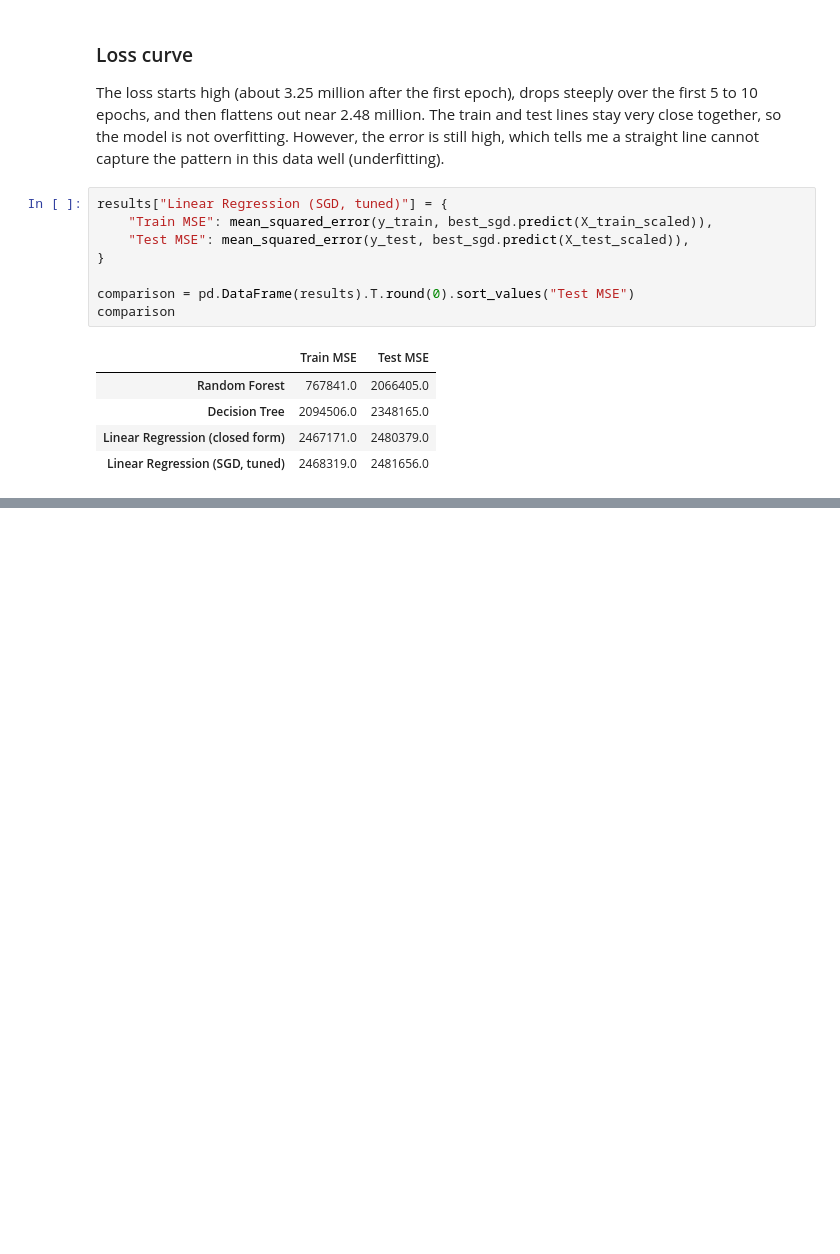
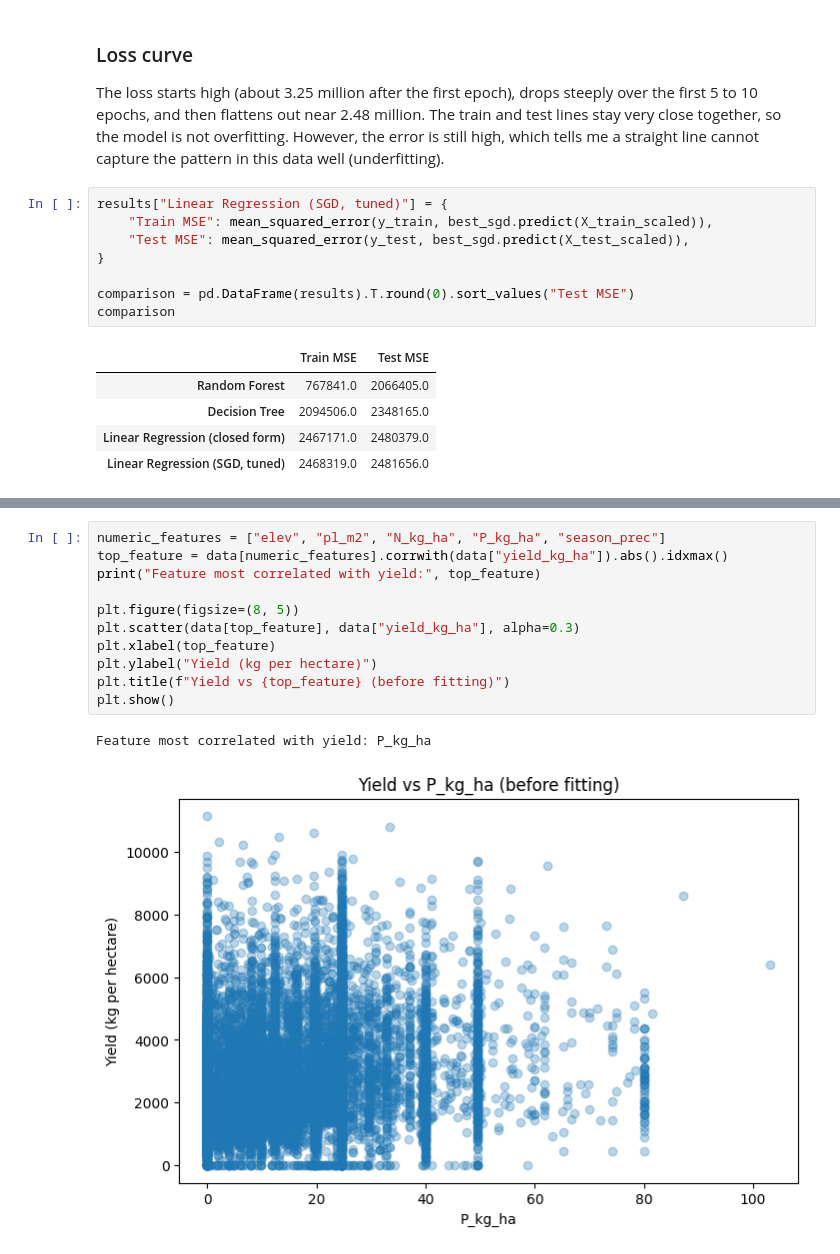
Before and after one commit to Ladecodes1/linear_regression_model, a Jupyter notebook: summative/linear_regression/multivariate.ipynb, the cells around one changed output, grey strips where cells are left out. Drawn from its saved outputs; the diff is of its cells as text; blank space fills up the shorter version.

Commit message:
Add scatter plots, final pipeline, saved best model and predict function

```diff
--- a/summative/linear_regression/multivariate.ipynb
+++ b/summative/linear_regression/multivariate.ipynb
@@ -286,0 +293,14 @@ comparison
+# %%
+numeric_features = ["elev", "pl_m2", "N_kg_ha", "P_kg_ha", "season_prec"]
+top_feature = data[numeric_features].corrwith(data["yield_kg_ha"]).abs().idxmax()
+print("Feature most correlated with yield:", top_feature)
+
+plt.figure(figsize=(8, 5))
+plt.scatter(data[top_feature], data["yield_kg_ha"], alpha=0.3)
+plt.xlabel(top_feature)
+plt.ylabel("Yield (kg per hectare)")
+plt.title(f"Yield vs {top_feature} (before fitting)")
+plt.show()
+# %% [output]
+Feature most correlated with yield: P_kg_ha
+[figure, added]
```
Also changed, not shown: parts of 7 cells of this notebook, 1 other file.
